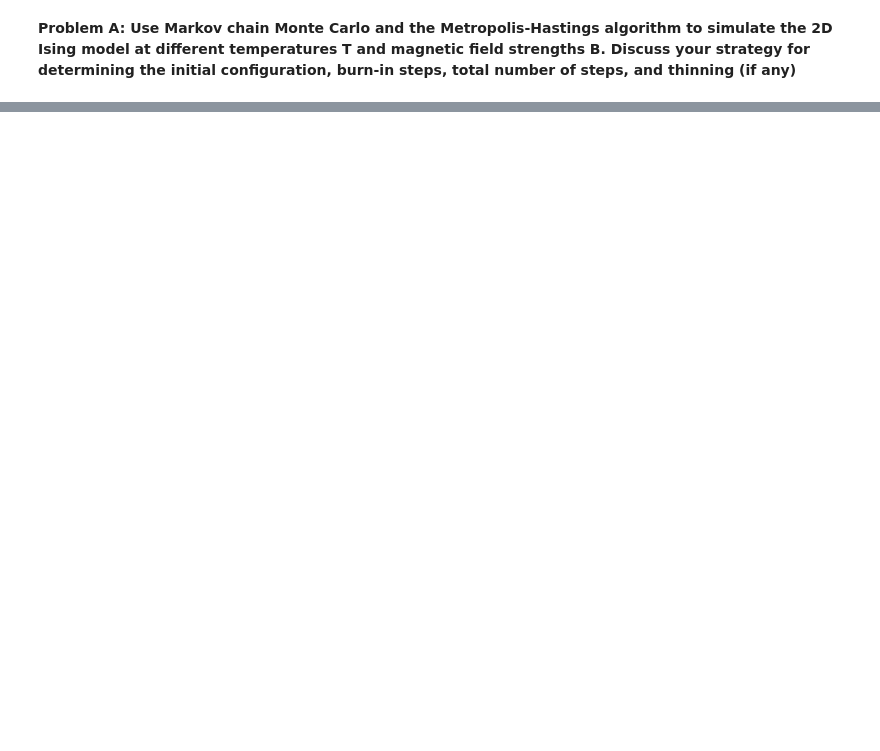
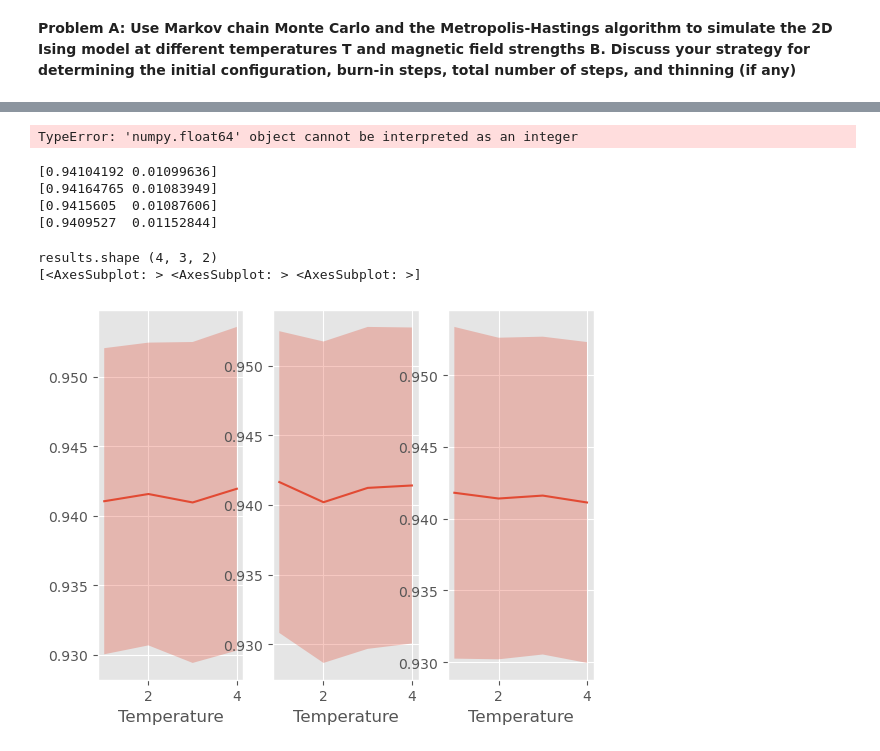
Before and after one commit to leo-megliola/2D-Icing-MCMC, a Jupyter notebook: partA.ipynb, the cells around one changed output, grey strips where cells are left out. Saved outputs shown, nothing was run; the diff lists cells and outputs as text; code cells hidden in the pictures; blank space fills up the shorter version.

```diff
--- a/partA.ipynb
+++ b/partA.ipynb
@@ -38,3 +49,33 @@ results = np.array([stats(temp, STEPS, BURNIN) for temp in temps])
+# %%
+results = np.array([[stats(temp, STEPS, BURNIN, B, display=False) for B in magnetic_field] for temp in temps])
+# %% [output]
+TypeError: 'numpy.float64' object cannot be interpreted as an integer
+# %%
+print(results[0,0,:])
+print(results[0,1,:])
+print(results[1,0,:])
+print(results[2,0,:])
+# %% [output]
+[0.94104192 0.01099636]
+[0.94164765 0.01083949]
+[0.9415605  0.01087606]
+[0.9409527  0.01152844]
+# %%
+print("results.shape", results.shape)
+axes_shape = (1, len(magnetic_field))
+fig, ax = plt.subplots(axes_shape[0], axes_shape[1])
+print(ax)
+for i in range(len(magnetic_field)):
+    curr_plot = results[:,i,0]
+    std = results[:,i,1]
+    ax[i].plot(temps, curr_plot, label=f"B={magnetic_field[i]}")
+    ax[i].fill_between(temps, curr_plot-std, curr_plot+std, alpha=0.3)
+    ax[i].set_xlabel("Temperature")
+plt.show()
+# %% [output]
+results.shape (4, 3, 2)
+[<AxesSubplot: > <AxesSubplot: > <AxesSubplot: >]
+[figure, added]
 # %%
 plt.errorbar(temps, results.T[0], yerr=results.T[1])
 plt.vlines([2.269], ymin=-0.2, ymax=1.0, color='red')
```
Also changed, not shown: parts of 5 cells of this notebook, 1 other file.
